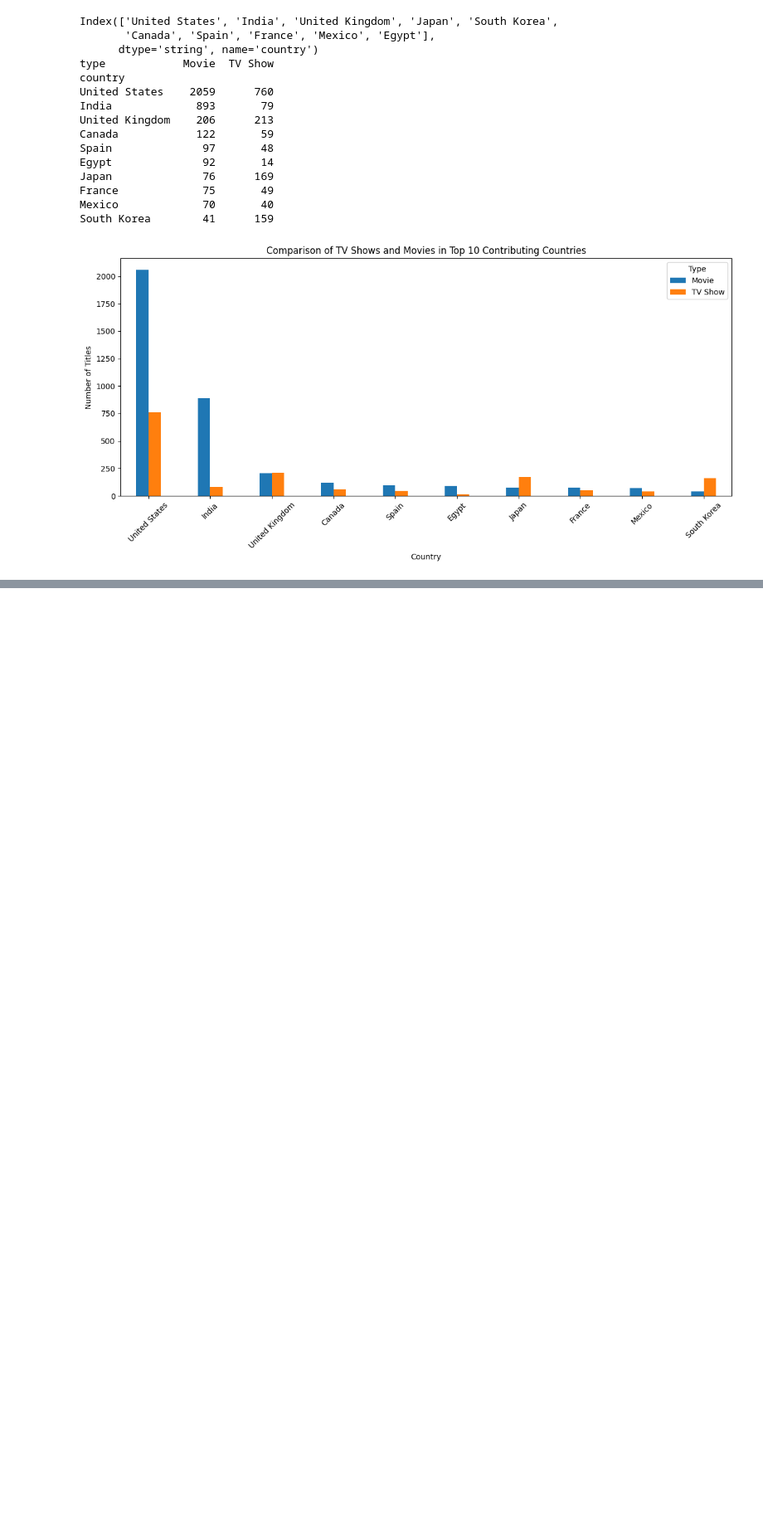
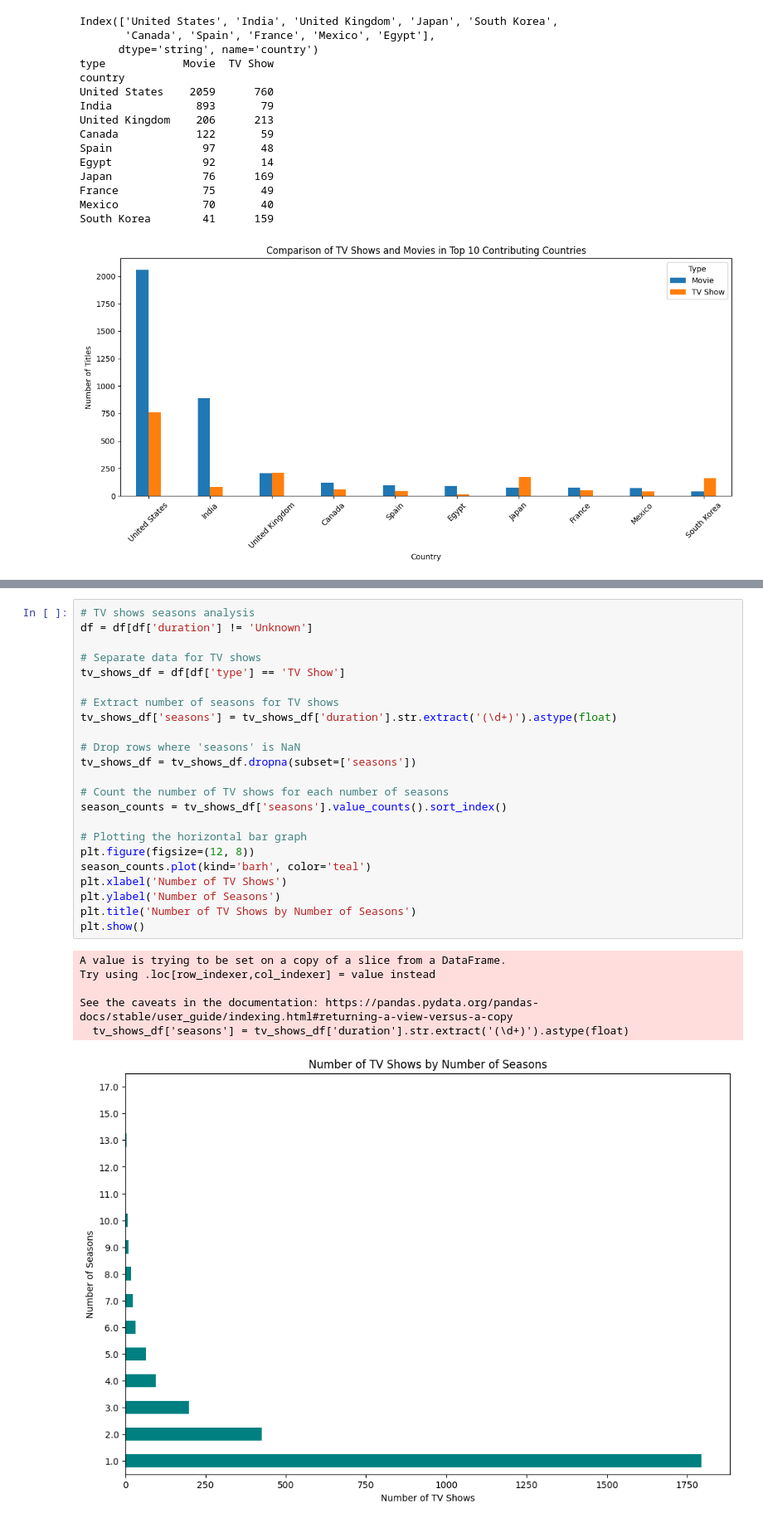
Before and after one commit to lalitha-hari/analysis, a Jupyter notebook: netflix_analysis/analysis.ipynb, the cells around one changed output, grey strips where cells are left out. Shown: that part at 83% size. Drawn from its saved outputs; the diff is of its cells as text; blank space fills up the shorter version.

```diff
--- a/netflix_analysis/analysis.ipynb
+++ b/netflix_analysis/analysis.ipynb
@@ -279,0 +411,30 @@ South Korea        41      159
+# %%
+# TV shows seasons analysis
+df = df[df['duration'] != 'Unknown']
+
+# Separate data for TV shows
+tv_shows_df = df[df['type'] == 'TV Show']
+
+# Extract number of seasons for TV shows
+tv_shows_df['seasons'] = tv_shows_df['duration'].str.extract('(\d+)').astype(float)
+
+# Drop rows where 'seasons' is NaN
+tv_shows_df = tv_shows_df.dropna(subset=['seasons'])
+
+# Count the number of TV shows for each number of seasons
+season_counts = tv_shows_df['seasons'].value_counts().sort_index()
+
+# Plotting the horizontal bar graph
+plt.figure(figsize=(12, 8))
+season_counts.plot(kind='barh', color='teal')
+plt.xlabel('Number of TV Shows')
+plt.ylabel('Number of Seasons')
+plt.title('Number of TV Shows by Number of Seasons')
+plt.show()
+# %% [output]
+A value is trying to be set on a copy of a slice from a DataFrame.
+Try using .loc[row_indexer,col_indexer] = value instead
+
+See the caveats in the documentation: https://pandas.pydata.org/pandas-docs/stable/user_guide/indexing.html#returning-a-view-versus-a-copy
+  tv_shows_df['seasons'] = tv_shows_df['duration'].str.extract('(\d+)').astype(float)
+[figure, added]
```
Also changed, not shown: parts of 6 cells of this notebook.
